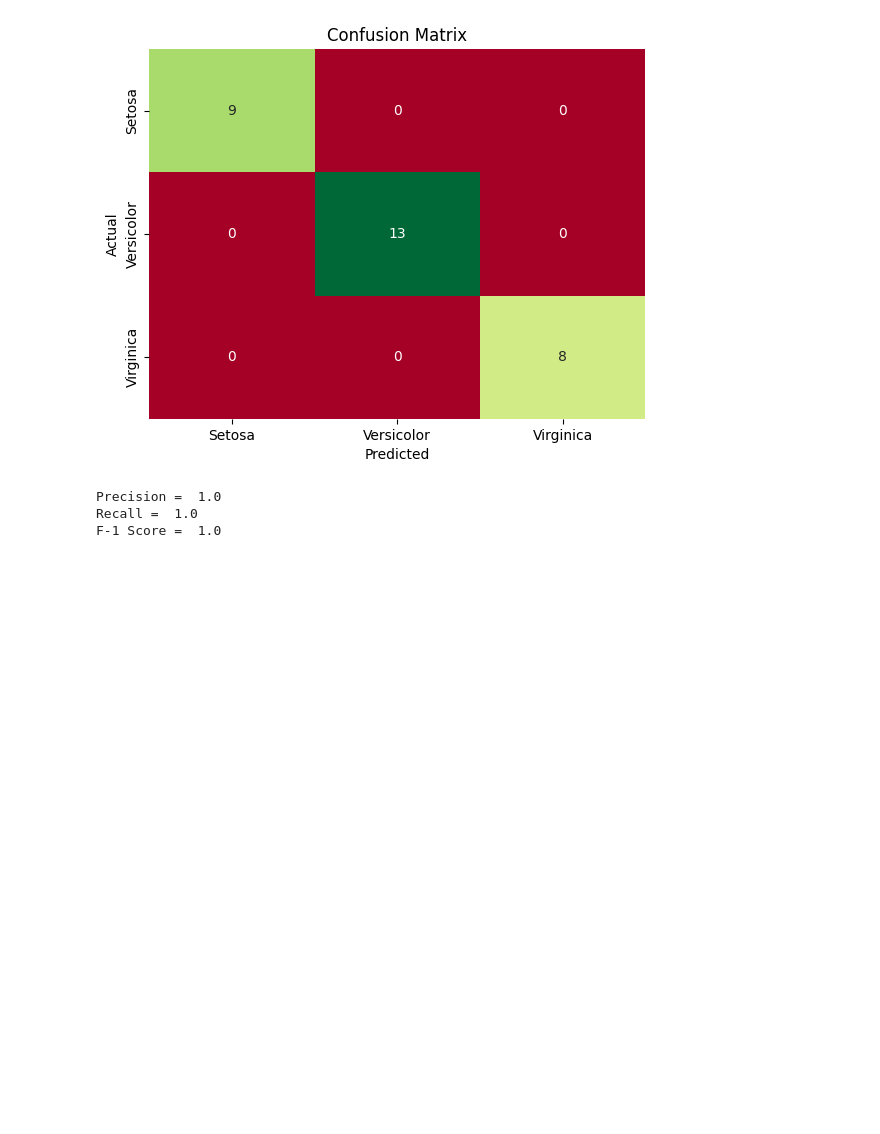
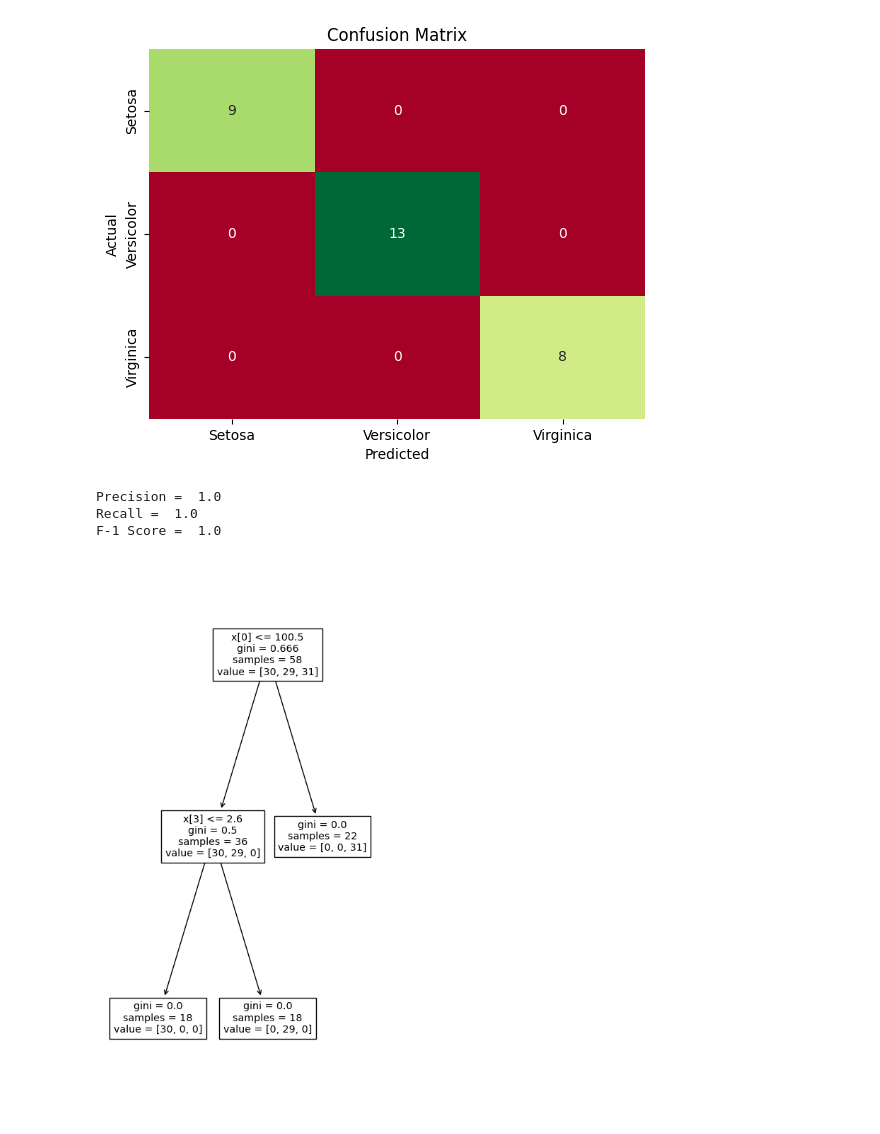
Before and after one commit to JOCRZ/Data-Science-Diploma, a Jupyter notebook: Machine-Learning/Random Forest/Project2/Project2.ipynb, the cells around one changed output. Drawn from its saved outputs; the diff is of its cells as text; code cells hidden in the pictures; blank space fills up the shorter version.

```diff
--- a/Machine-Learning/Random Forest/Project2/Project2.ipynb
+++ b/Machine-Learning/Random Forest/Project2/Project2.ipynb
@@ -66,7 +64,7 @@ max_depth=10,n_estimators=22,min_samples_split=2,min_samples_leaf=2
 # %%
 from sklearn.ensemble import RandomForestClassifier
 
-rfc = RandomForestClassifier(n_estimators=10)
+rfc = RandomForestClassifier(n_estimators=10,max_depth=5)
 # %%
 rfc.fit(X_train,y_train)
 # %% [output]
@@ -110,3 +108,13 @@ print("F-1 Score = ",format(f1_score(y_valid,prediction,average=None).mean()))
 Precision =  1.0
 Recall =  1.0
 F-1 Score =  1.0
+# %%
+from sklearn import tree
+
+i = 0
+plt.figure(figsize=(5,10))
+tree.plot_tree(rfc.estimators_[i])
+plt.savefig('fig'+str(i))
+plt.show()
+# %% [output]
+[figure, added]
```
Also changed, not shown: parts of 3 cells of this notebook, 3 other files.
